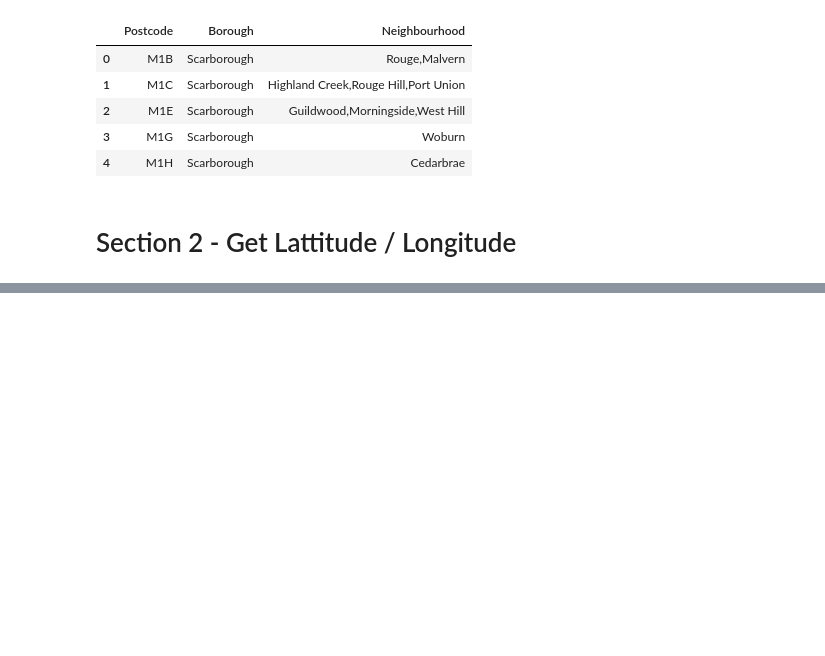
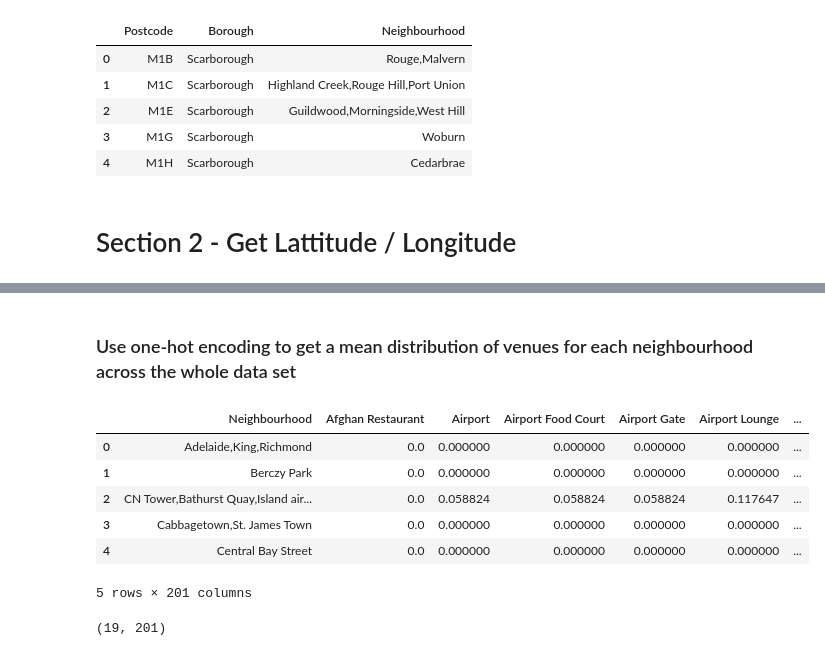
Before and after one commit to bustedware/Coursera_Capstone, a Jupyter notebook: Toronto Classification.ipynb, the cells around one changed output, grey strips where cells are left out. Saved outputs shown, nothing was run; the diff lists cells and outputs as text; code cells hidden in the pictures; blank space fills up the shorter version.

```diff
--- a/Toronto Classification.ipynb
+++ b/Toronto Classification.ipynb
@@ -72,0 +58,3 @@ locdata.head()
+# %%
+df_norm=df.set_index('Postcode').join(locdata.set_index('Postcode')).reset_index()
+df_norm.head()
@@ -72,0 +225,27 @@ locdata.head()
+# %% [markdown]
+### Use one-hot encoding to get a mean distribution of venues for each neighbourhood across the whole data set
+# %%
+# one hot encoding
+dt_onehot = pd.get_dummies(dt_venues[['Venue Category']], prefix="", prefix_sep="")
+
+# add neighborhood column back to dataframe
+dt_onehot['Neighbourhood'] = dt_venues['Neighbourhood']
+
+# move neighborhood column to the first column
+fixed_columns = [dt_onehot.columns[-1]] + list(dt_onehot.columns[:-1])
+dt_onehot = dt_onehot[fixed_columns]
+
+dt_grouped = dt_onehot.groupby('Neighbourhood').mean().reset_index()
+dt_grouped.head()
+# %% [output]
+|  | Neighbourhood | Afghan Restaurant | Airport | Airport Food Court | Airport Gate | Airport Lounge | ... |
+| 0 | Adelaide,King,Richmond | 0.0 | 0.000000 | 0.000000 | 0.000000 | 0.000000 | ... |
+| 1 | Berczy Park | 0.0 | 0.000000 | 0.000000 | 0.000000 | 0.000000 | ... |
+| 2 | CN Tower,Bathurst Quay,Island air... | 0.0 | 0.058824 | 0.058824 | 0.058824 | 0.117647 | ... |
+| 3 | Cabbagetown,St. James Town | 0.0 | 0.000000 | 0.000000 | 0.000000 | 0.000000 | ... |
+| 4 | Central Bay Street | 0.0 | 0.000000 | 0.000000 | 0.000000 | 0.000000 | ... |
+5 rows × 201 columns
+# %%
+dt_grouped.shape
+# %% [output]
+(19, 201)
```
Also changed, not shown: parts of 32 cells of this notebook.
